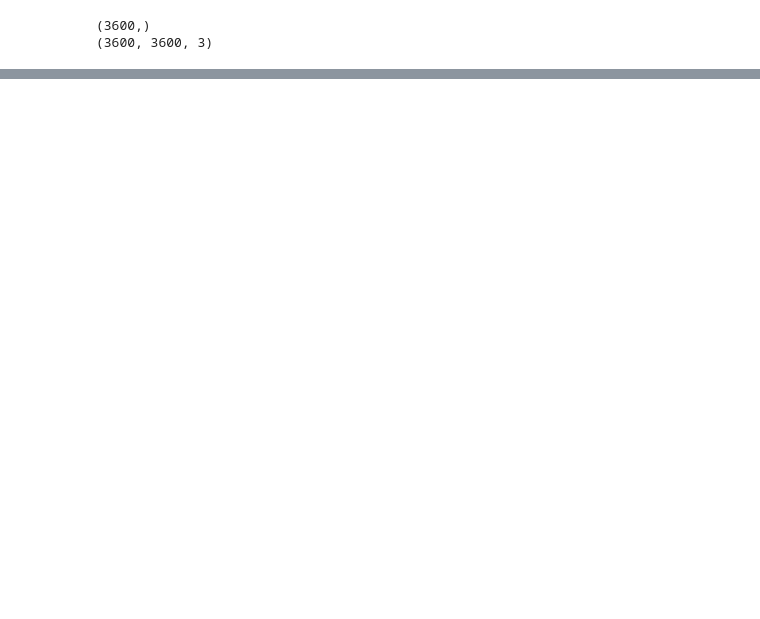
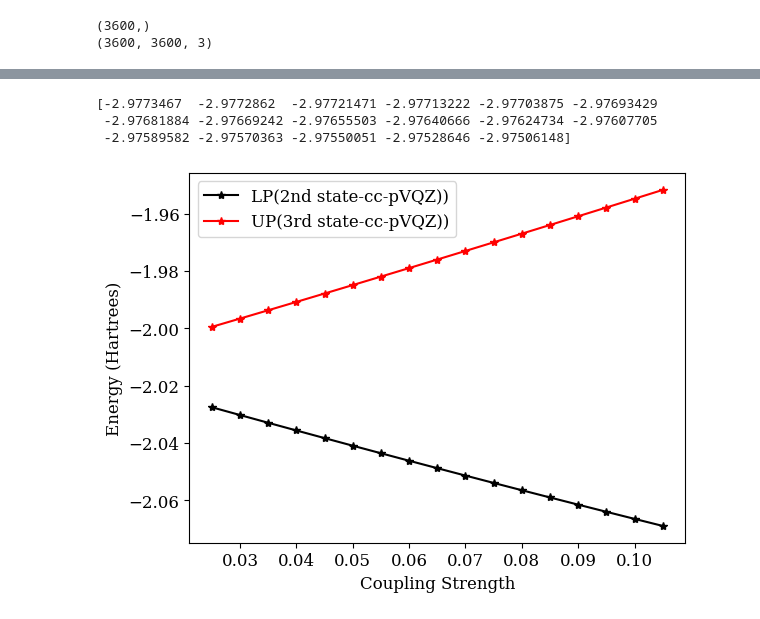
Before and after one commit to FoleyLab/SCQED-PCQED, a Jupyter notebook: src/HeH_plus_pcqed_ccpVQZ.ipynb, the cells around one changed output, grey strips where cells are left out. Drawn from its saved outputs; the diff is of its cells as text; code cells hidden in the pictures; blank space fills up the shorter version.

```diff
--- a/src/HeH_plus_pcqed_ccpVQZ.ipynb
+++ b/src/HeH_plus_pcqed_ccpVQZ.ipynb
@@ -83,9 +83,9 @@ Total time for SCF iterations: 0.226 seconds
 # print(E_array)
 # %%
 # Define the range and increment
-start = 0.0
-stop = 0.02
-increment = 0.001
+start = 0.025
+stop = 0.1
+increment = 0.005
 
 # Create the array using numpy's arange function
 lambda_array = np.arange(start, stop + increment, increment)
@@ -116,26 +116,32 @@ for i, lambda_val in enumerate(lambda_array):
 # print(_pcqed_22)
 # print(_pcqed_22[0,:])
 print(_pcqed_22[:,0])
+# %% [output]
+[-2.9773467  -2.9772862  -2.97721471 -2.97713222 -2.97703875 -2.97693429
+ -2.97681884 -2.97669242 -2.97655503 -2.97640666 -2.97624734 -2.97607705
+ -2.97589582 -2.97570363 -2.97550051 -2.97528646 -2.97506148]
 # %%
 from matplotlib import cm
 from matplotlib import rcParams
 
 
 
-plt.plot(lambda_array, _pcqed_22[:,0],'b-', marker="*", label= "Ground State")
-plt.plot(lambda_array, _pcqed_22[:,1], 'm-', marker="*",label = "1st excited state")
-plt.plot(lambda_array, _pcqed_22[:,2],'k-', marker="*", label = "LP(2nd state-cc-pVTZ))")
-plt.plot(lambda_array, _pcqed_22[:,3],'r-', marker="*", label = "UP(3rd state-cc-pVTZ))")
+# plt.plot(lambda_array, _pcqed_22[:,0],'b-', marker="*", label= "Ground State")
+# plt.plot(lambda_array, _pcqed_22[:,1], 'm-', marker="*",label = "1st excited state")
+plt.plot(lambda_array, _pcqed_22[:,2],'k-', marker="*", label = "LP(2nd state-cc-pVQZ))")
+plt.plot(lambda_array, _pcqed_22[:,3],'r-', marker="*", label = "UP(3rd state-cc-pVQZ))")
 plt.ylabel('Energy (Hartrees)')
 plt.xlabel('Coupling Strength')
 plt.legend()
-plt.savefig("Energy vs Coupling strength cc-pVQZ", dpi=150)
+plt.savefig("Energy-vs-Coupling-strength-cc-pVQZ-new-lambda-zoomed", dpi=150)
 rcParams['font.family'] = 'serif'
 rcParams['font.size'] = 12
 # plt.gca().yaxis.set_major_formatter('{:.12f}'.format)
 #plt.plot(A0_list, e4, label = "E4")
 
 plt.show()
+# %% [output]
+[figure, added]
 # %%
 # Saving energies in numpy array form
 E_pcqed_array = np.array(_pcqed_22)
```
Also changed, not shown: parts of 1 cell of this notebook, 26 other files.
